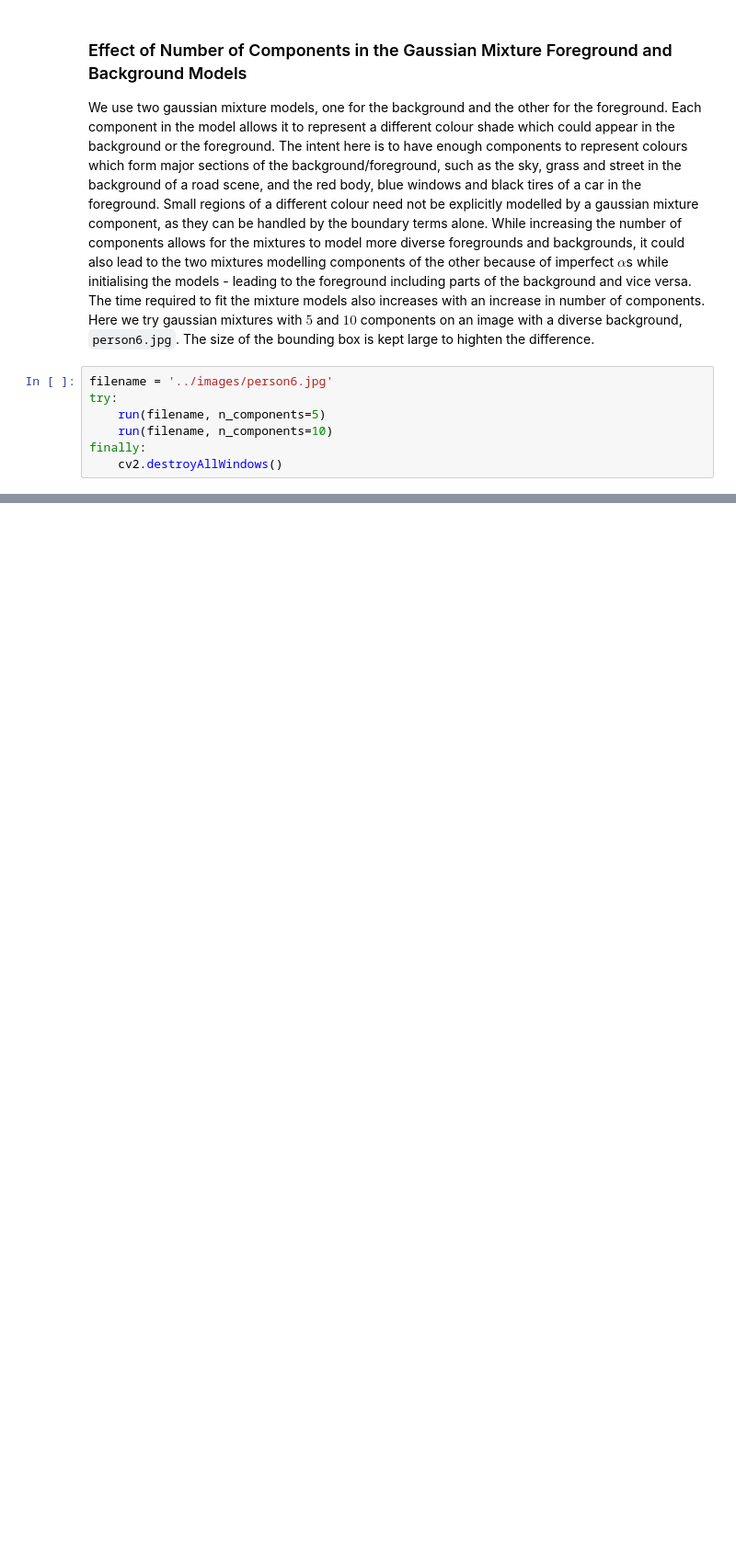
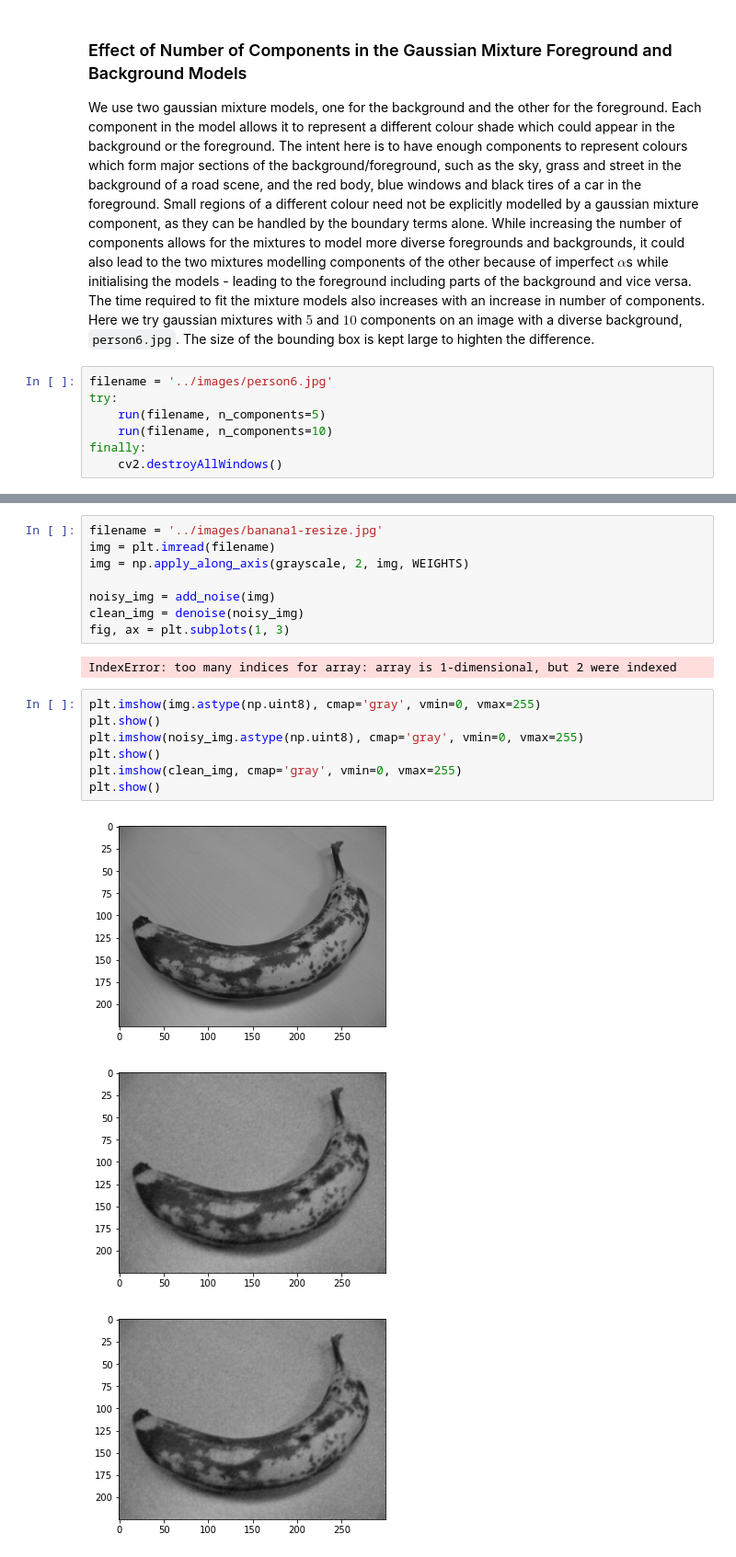
Before and after one commit to jiviteshjain/grabcut, a Jupyter notebook: src/Assignment3.ipynb, the cells around one changed output, grey strips where cells are left out. Shown at 92% size. Drawn from its saved outputs; the diff is of its cells as text; blank space fills up the shorter version.

```diff
--- a/src/Assignment3.ipynb
+++ b/src/Assignment3.ipynb
@@ -518,0 +555,21 @@ While none of the segmentations is perfect, the second one has more of the backg
+# %%
+filename = '../images/banana1-resize.jpg'
+img = plt.imread(filename)
+img = np.apply_along_axis(grayscale, 2, img, WEIGHTS)
+
+noisy_img = add_noise(img)
+clean_img = denoise(noisy_img)
+fig, ax = plt.subplots(1, 3)
+# %% [output]
+IndexError: too many indices for array: array is 1-dimensional, but 2 were indexed
+# %%
+plt.imshow(img.astype(np.uint8), cmap='gray', vmin=0, vmax=255)
+plt.show()
+plt.imshow(noisy_img.astype(np.uint8), cmap='gray', vmin=0, vmax=255)
+plt.show()
+plt.imshow(clean_img, cmap='gray', vmin=0, vmax=255)
+plt.show()
+# %% [output]
+[figure, added]
+[figure, added]
+[figure, added]
```
Also changed, not shown: parts of 2 cells of this notebook, 1 other file.
